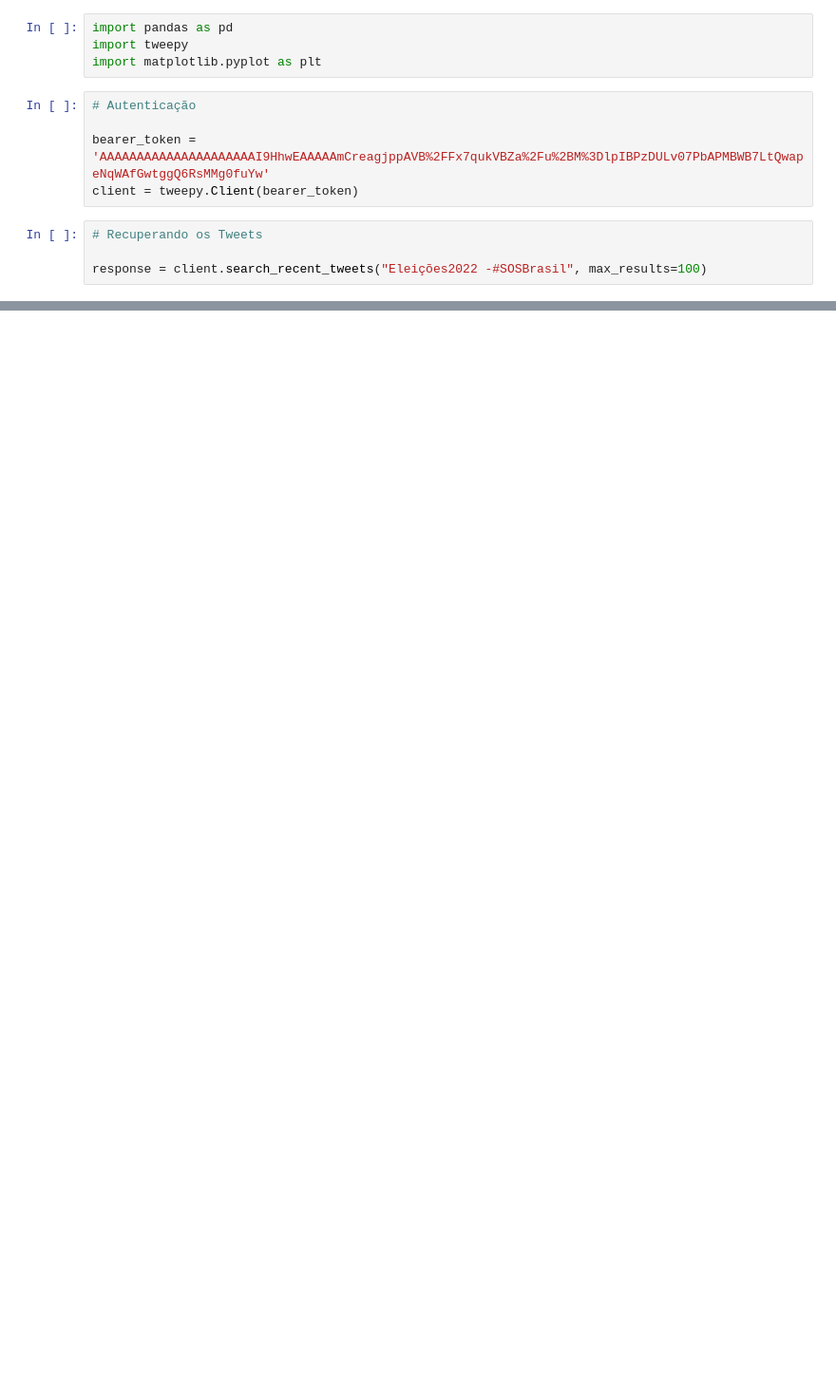
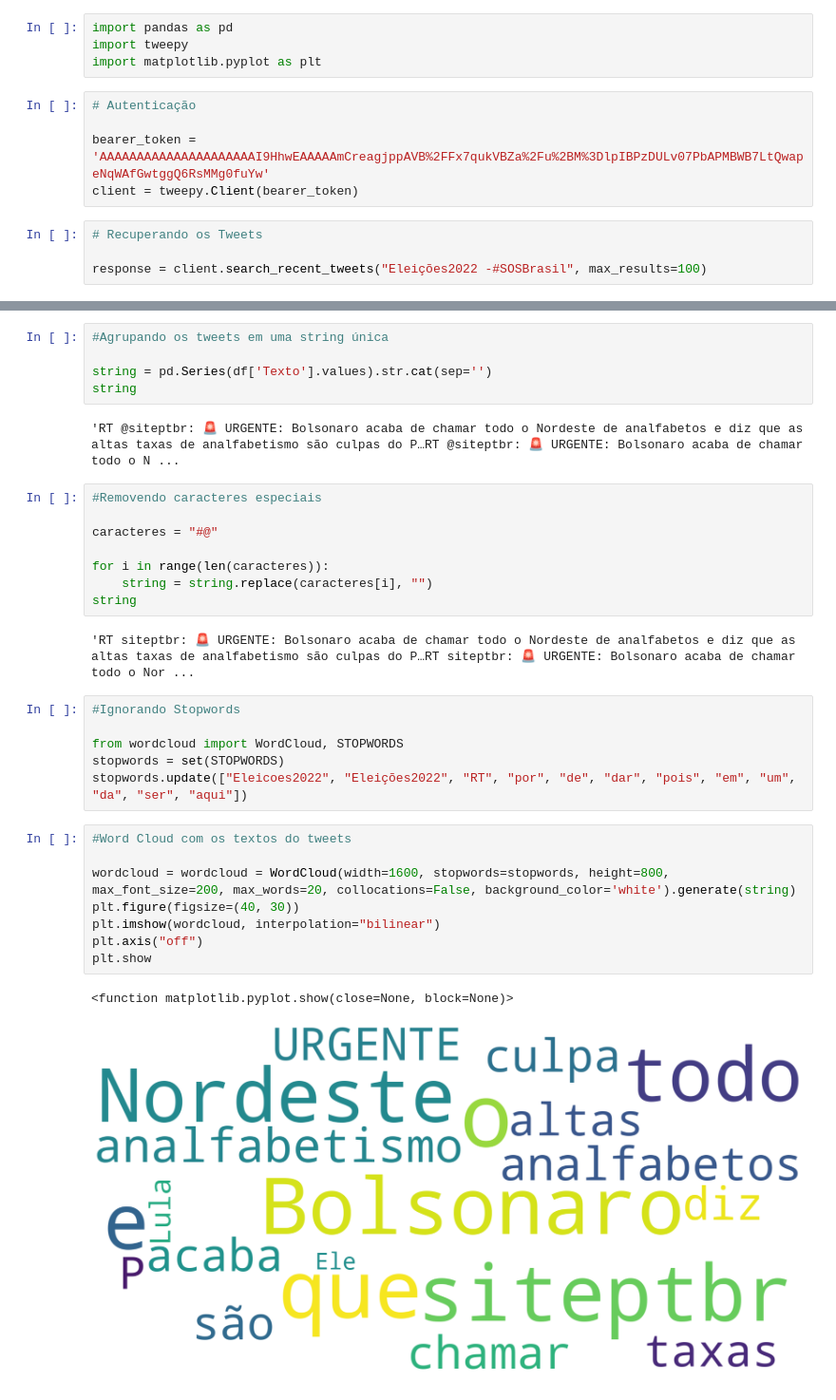
Before and after one commit to rayanarocha/analise-eleicoes-2022, a Jupyter notebook: analise-sentimento-eleicoes.ipynb, the cells around one changed output, grey strips where cells are left out. Shown at 95% size. Saved outputs shown, nothing was run; the diff lists cells and outputs as text; blank space fills up the shorter version.

```diff
--- a/analise-sentimento-eleicoes.ipynb
+++ b/analise-sentimento-eleicoes.ipynb
@@ -51,0 +52,34 @@ df.head()
+# %%
+#Agrupando os tweets em uma string única
+
+string = pd.Series(df['Texto'].values).str.cat(sep='')
+string
+# %% [output]
+'RT @siteptbr: 🚨 URGENTE: Bolsonaro acaba de chamar todo o Nordeste de analfabetos e diz que as altas taxas de analfabetismo são culpas do P…RT @siteptbr: 🚨 URGENTE: Bolsonaro acaba de chamar todo o N ...
+# %%
+#Removendo caracteres especiais
+
+caracteres = "#@"
+
+for i in range(len(caracteres)):
+    string = string.replace(caracteres[i], "")
+string
+# %% [output]
+'RT siteptbr: 🚨 URGENTE: Bolsonaro acaba de chamar todo o Nordeste de analfabetos e diz que as altas taxas de analfabetismo são culpas do P…RT siteptbr: 🚨 URGENTE: Bolsonaro acaba de chamar todo o Nor ...
+# %%
+#Ignorando Stopwords
+
+from wordcloud import WordCloud, STOPWORDS
+stopwords = set(STOPWORDS)
+stopwords.update(["Eleicoes2022", "Eleições2022", "RT", "por", "de", "dar", "pois", "em", "um", "da", "ser", "aqui"])
+# %%
+#Word Cloud com os textos do tweets
+
+wordcloud = wordcloud = WordCloud(width=1600, stopwords=stopwords, height=800, max_font_size=200, max_words=20, collocations=False, background_color='white').generate(string)
+plt.figure(figsize=(40, 30))
+plt.imshow(wordcloud, interpolation="bilinear")
+plt.axis("off")
+plt.show
+# %% [output]
+<function matplotlib.pyplot.show(close=None, block=None)>
+[figure, added]
```
Also changed, not shown: parts of 2 cells of this notebook.
